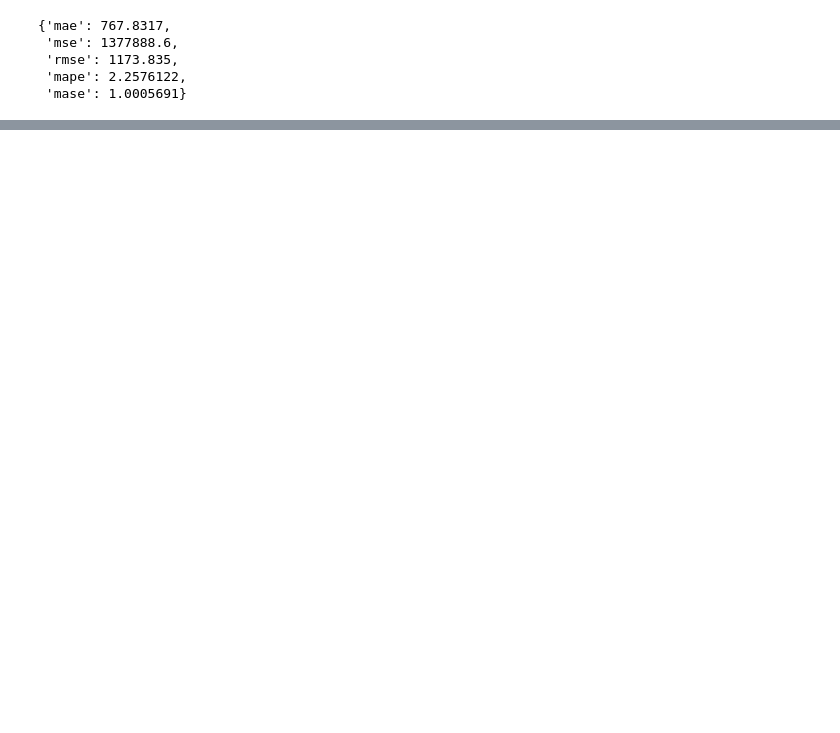
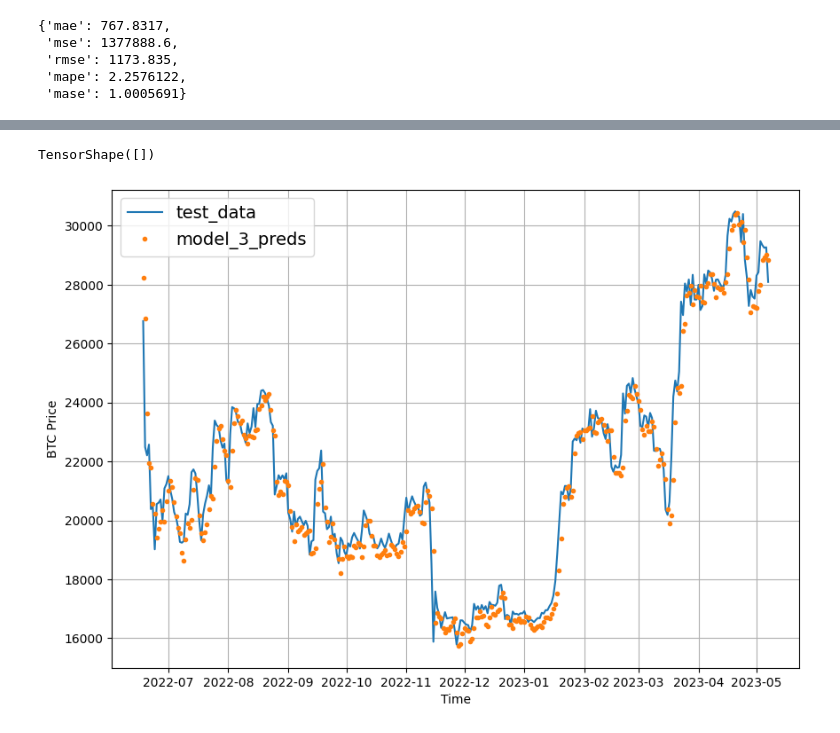
Before and after one commit to pawelkiszczak/tensorflow, a Jupyter notebook: colab_notebooks/10_time_series_forecasting_with_tensorflow.ipynb, the cells around one changed output, grey strips where cells are left out. Drawn from its saved outputs; the diff is of its cells as text; code cells hidden in the pictures; blank space fills up the shorter version.

```diff
--- a/colab_notebooks/10_time_series_forecasting_with_tensorflow.ipynb
+++ b/colab_notebooks/10_time_series_forecasting_with_tensorflow.ipynb
@@ -946,0 +967,4 @@ plot_time_series(timesteps=X_test[-len(test_windows):],
+# %%
+# Create new windows
+full_windows, full_labels = make_windows(prices, WINDOW_SIZE, HORIZON)
+len(full_windows), len(full_labels)
@@ -946,0 +973,5 @@ plot_time_series(timesteps=X_test[-len(test_windows):],
+# %%
+# Make train and test windows
+train_windows, test_windows, train_labels, test_labels = make_train_test_splits(full_windows,
+                                                                                full_labels)
+len(train_windows), len(test_windows), len(train_labels), len(test_labels)
@@ -946,0 +1026,4 @@ plot_time_series(timesteps=X_test[-len(test_windows):],
+# %%
+# Evaluate the best epoch
+model_3 = tf.keras.models.load_model('model_experiments/model_3_dense')
+model_3.evaluate(test_windows, test_labels)
@@ -946,0 +1033,4 @@ plot_time_series(timesteps=X_test[-len(test_windows):],
+# %%
+# Make the predictions
+model_3_preds = make_preds(model_3, test_windows)
+model_3_preds[:5]
@@ -946,0 +1114,21 @@ plot_time_series(timesteps=X_test[-len(test_windows):],
+# %%
+tf.reduce_mean(model_3_preds).shape
+# %% [output]
+TensorShape([])
+# %%
+# Plot the model_3_preds
+offset = 300
+plt.figure(figsize=(10,7))
+# Account for test_window offset when plotting
+plot_time_series(timesteps=X_test[-len(test_windows):],
+                 values=test_labels[:, 0],
+                 start=offset,
+                 format="-",
+                 label='test_data')
+
+plot_time_series(timesteps=X_test[-len(test_windows):],
+                 values=model_3_preds,
+                 start=offset,
+                 label='model_3_preds')
+# %% [output]
+[figure, added]
```
Also changed, not shown: parts of 50 cells of this notebook.
